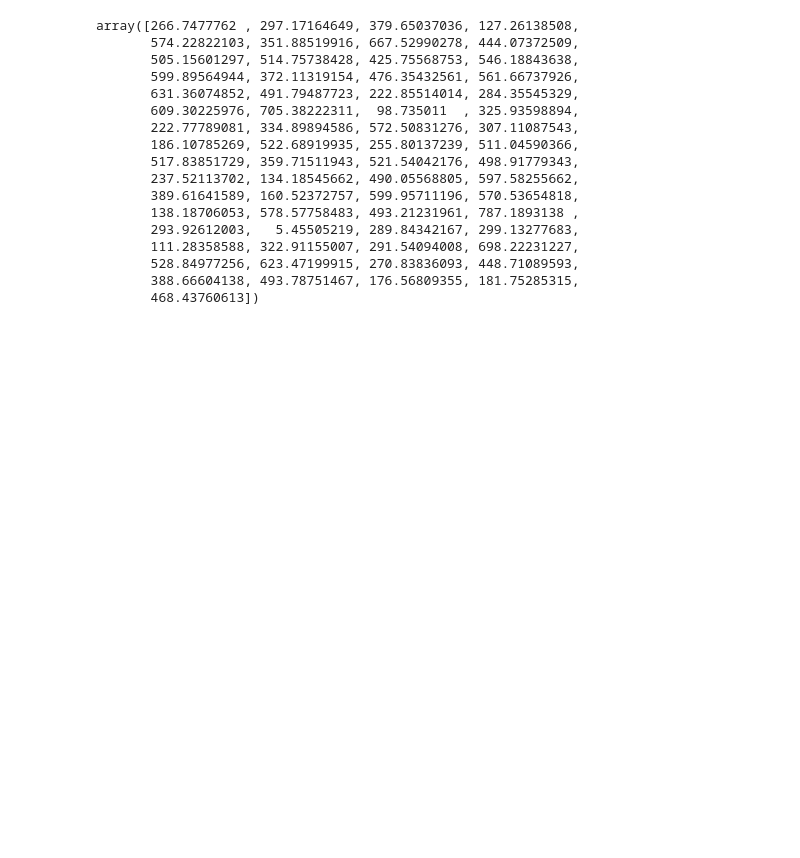
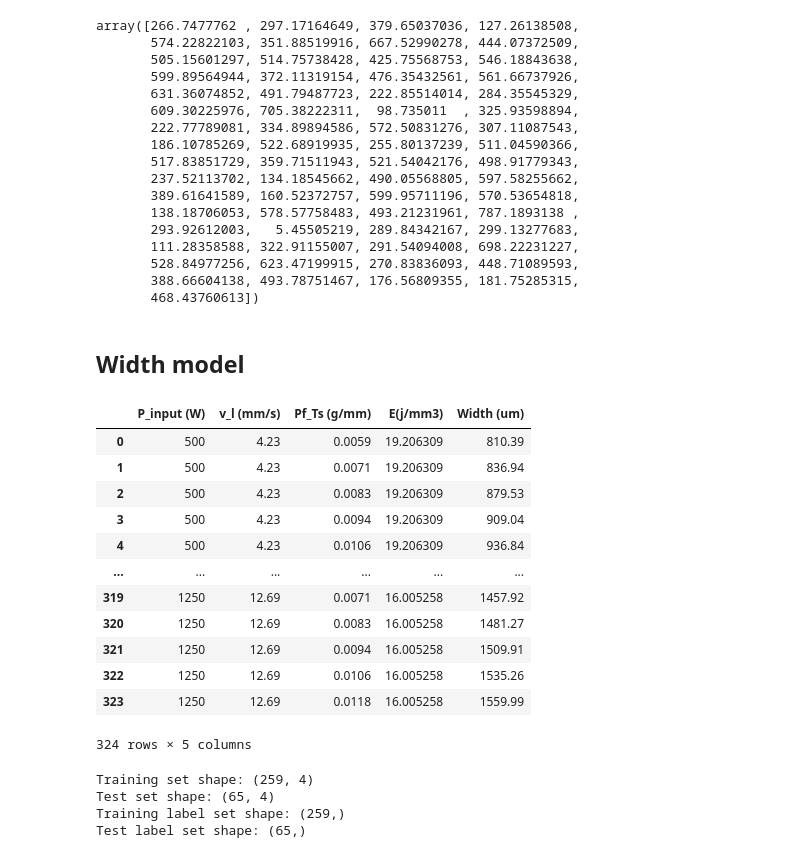
Before and after one commit to sinatayebati/CladNet-ML-for-AM, a Jupyter notebook: ml-best.ipynb, the cells around one changed output. Drawn from its saved outputs; the diff is of its cells as text; code cells hidden in the pictures; blank space fills up the shorter version.

```diff
--- a/ml-best.ipynb
+++ b/ml-best.ipynb
@@ -323,3 +323,22 @@ array([266.7477762 , 297.17164649, 379.65037036, 127.26138508,
        528.84977256, 623.47199915, 270.83836093, 448.71089593,
        388.66604138, 493.78751467, 176.56809355, 181.75285315,
        468.43760613])
+# %% [markdown]
+## **Width model**
+# %%
+df_width = Full_df.drop(columns=['Powder Material', 'Substrate Material', 'Beam Radius', 'Depth (um)','Height (um)','Area (um2)','Contact angle', 'Max Temp', 'dilution', 'Meltpool_label'])
+df_width
+# %% [output]
+|  | P_input (W) | v_l (mm/s) | Pf_Ts (g/mm) | E(j/mm3) | Width (um) |
+| 0 | 500 | 4.23 | 0.0059 | 19.206309 | 810.39 |
+| 1 | 500 | 4.23 | 0.0071 | 19.206309 | 836.94 |
+| 2 | 500 | 4.23 | 0.0083 | 19.206309 | 879.53 |
+| 3 | 500 | 4.23 | 0.0094 | 19.206309 | 909.04 |
+| 4 | 500 | 4.23 | 0.0106 | 19.206309 | 936.84 |
+| ... | ... | ... | ... | ... | ... |
+| 319 | 1250 | 12.69 | 0.0071 | 16.005258 | 1457.92 |
+| 320 | 1250 | 12.69 | 0.0083 | 16.005258 | 1481.27 |
+| 321 | 1250 | 12.69 | 0.0094 | 16.005258 | 1509.91 |
+| 322 | 1250 | 12.69 | 0.0106 | 16.005258 | 1535.26 |
+| 323 | 1250 | 12.69 | 0.0118 | 16.005258 | 1559.99 |
+324 rows × 5 columns
@@ -325,0 +351,12 @@ array([266.7477762 , 297.17164649, 379.65037036, 127.26138508,
+# %%
+#checking the shape of our train set and test set
+
+print("Training set shape: {}".format(x_train_w.shape))
+print("Test set shape: {}".format(x_test_w.shape))
+print("Training label set shape: {}".format(y_train_w.shape))
+print("Test label set shape: {}".format(y_test_w.shape))
+# %% [output]
+Training set shape: (259, 4)
+Test set shape: (65, 4)
+Training label set shape: (259,)
+Test label set shape: (65,)
```
Also changed, not shown: parts of 7 cells of this notebook, 1 other file.
